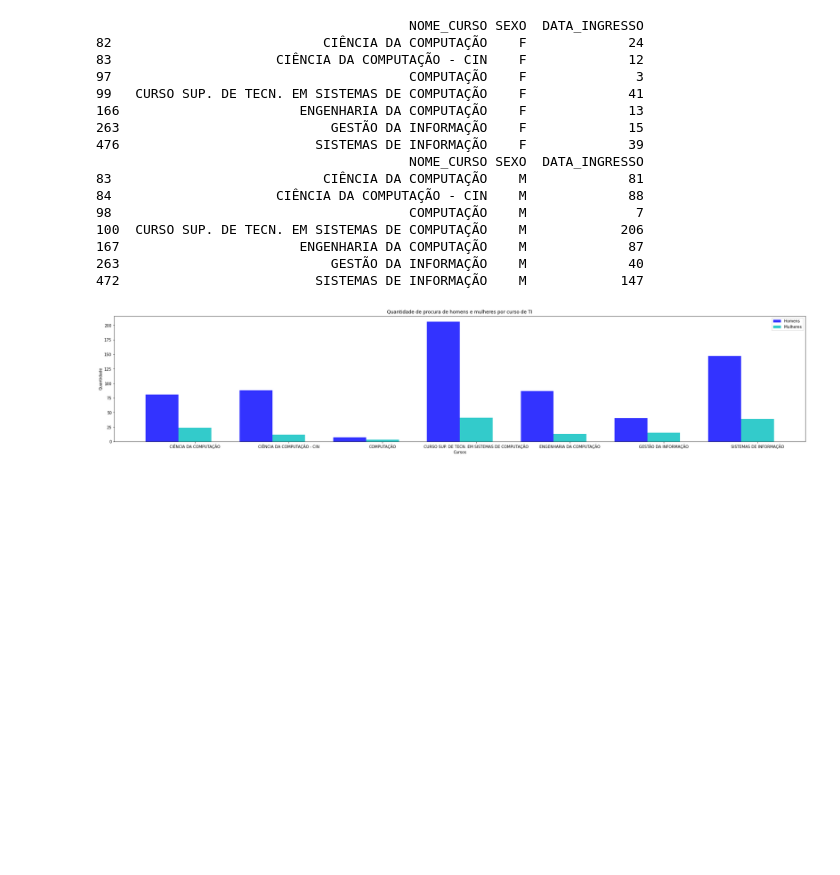
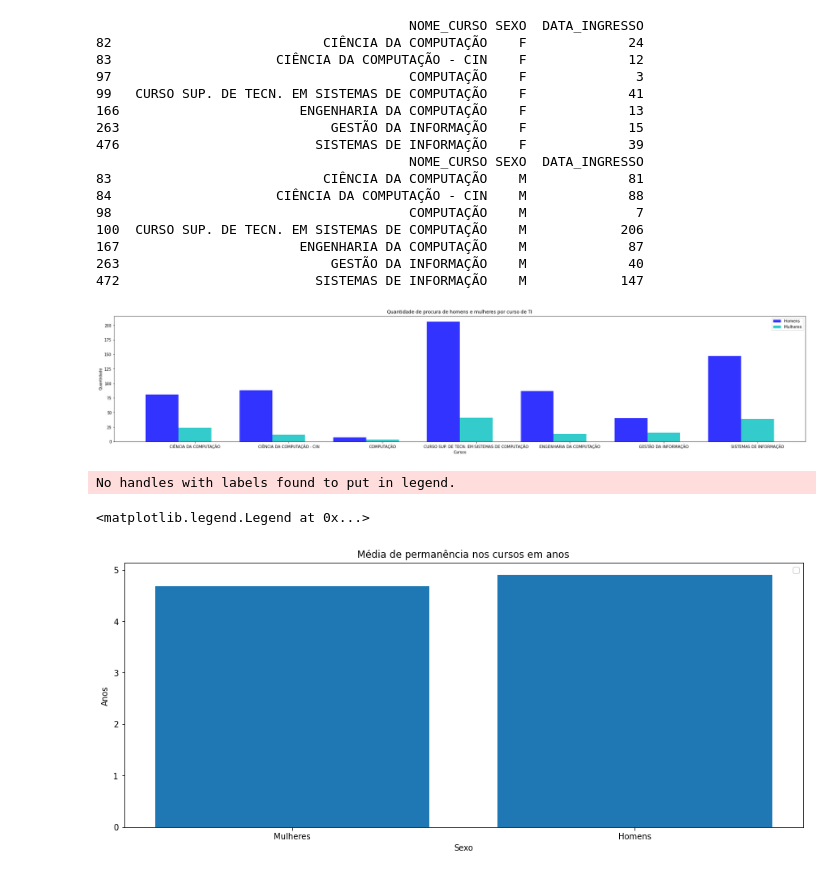
Before and after one commit to melarenina/tcc, a Jupyter notebook: ingresso_mulheres_vs_conclusao.ipynb, the cells around one changed output. Saved outputs shown, nothing was run; the diff lists cells and outputs as text; code cells hidden in the pictures; blank space fills up the shorter version.

```diff
--- a/ingresso_mulheres_vs_conclusao.ipynb
+++ b/ingresso_mulheres_vs_conclusao.ipynb
@@ -412,3 +411,24 @@ plt.show()
 263                           GESTÃO DA INFORMAÇÃO    M             40
 472                         SISTEMAS DE INFORMAÇÃO    M            147
 [figure]
+# %%
+# Duração no curso
+
+concluintes_com_dataInicio_dataFim = dados_conclusao.loc[(dados_conclusao['DATA_INGRESSO'] != 'NaN')].groupby(['SEXO', 'NOME_CURSO', 'DATACONCLUSAO', 'DATA_INGRESSO']).count().reset_index()
+
+duracao_mulheres = concluintes_com_dataInicio_dataFim.loc[(concluintes_com_dataInicio_dataFim['SEXO'] == 'F')].groupby(['SEXO', 'NOME_CURSO', 'DATACONCLUSAO', 'DATA_INGRESSO']).count().reset_index()
+duracao_homens = concluintes_com_dataInicio_dataFim.loc[(concluintes_com_dataInicio_dataFim['SEXO'] == 'M')].groupby(['SEXO', 'NOME_CURSO', 'DATACONCLUSAO', 'DATA_INGRESSO']).count().reset_index()
+
+duracao_mulheres['DURAÇÃO'] = duracao_mulheres['DATACONCLUSAO'] - duracao_mulheres['DATA_INGRESSO']
+duracao_homens['DURAÇÃO'] = duracao_homens['DATACONCLUSAO'] - duracao_homens['DATA_INGRESSO']
+
+plt.figure( figsize=(15,6) ) # Tamanho da figura
+plt.bar( ['Mulheres', 'Homens'], [duracao_mulheres['DURAÇÃO'].mean(), duracao_homens['DURAÇÃO'].mean()] ) # valores dos eixos x e y
+plt.xlabel('Sexo')
+plt.ylabel('Anos')
+plt.title('Média de permanência nos cursos em anos')
+plt.legend()
+# %% [output]
+No handles with labels found to put in legend.
+<matplotlib.legend.Legend at 0x...>
+[figure, added]
```
Also changed, not shown: parts of 3 cells of this notebook.
